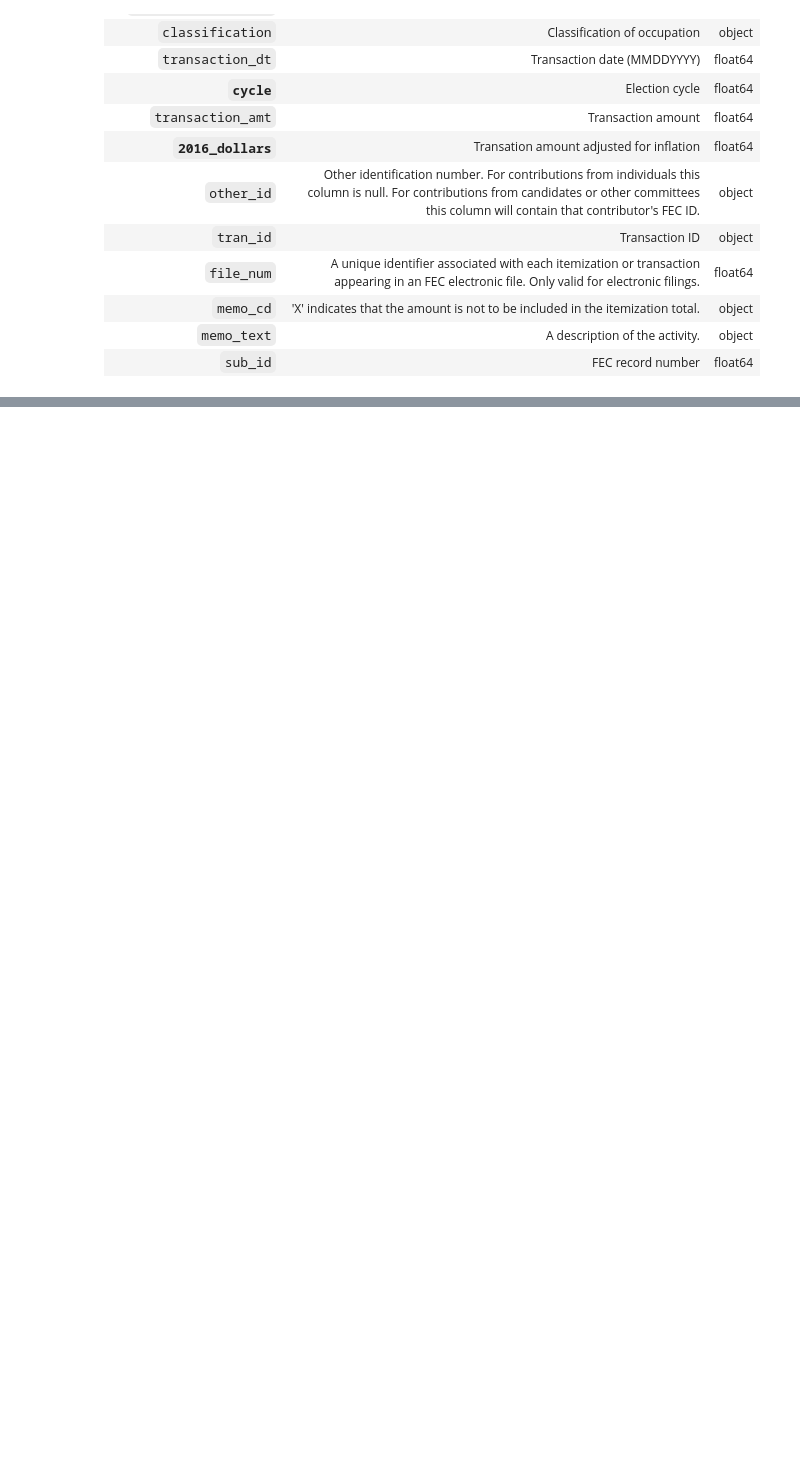
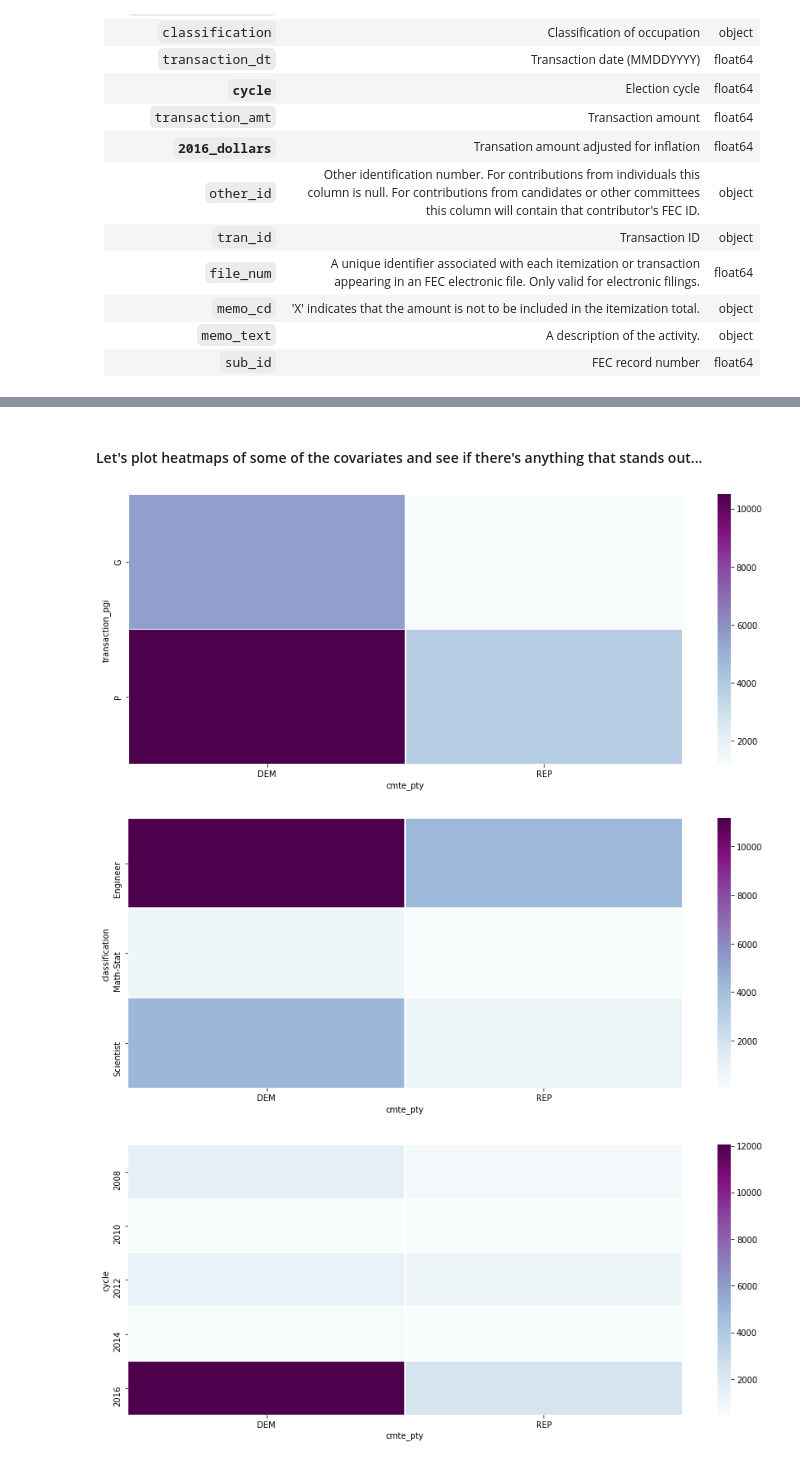
Before and after one commit to alyssapacleb/DataAnalytics, a Jupyter notebook: Finalntbk_MLPClf_Ryan.ipynb, the cells around one changed output, grey strips where cells are left out. Drawn from its saved outputs; the diff is of its cells as text; code cells hidden in the pictures; blank space fills up the shorter version.

```diff
--- a/Finalntbk_MLPClf_Ryan.ipynb
+++ b/Finalntbk_MLPClf_Ryan.ipynb
@@ -536,0 +61,6 @@ Out[29].mean()
+# %%
+# importlib will reload the file 'read.py' in case you edit it outside this interpreter
+import importlib
+importlib.reload(read)
+# gets data with some preprocessing applied, see read.py. Keep 1 column to demo some feature engineering.
+copy = read.read_data(keep=['cleanedoccupation'])
@@ -536,0 +79,37 @@ Out[29].mean()
+# %%
+# utility for heatmap
+import seaborn as sns
+from itertools import combinations
+# we will look at heatmaps for every 2 attributes, except those with too many values
+def hmap(data, length=15, width=6, fixed_feature=None):
+    copy = data
+    if fixed_feature:
+        for f2 in [f for f in copy.columns if f != fixed_feature]:
+            f1 = fixed_feature
+            fig, ax = plt.subplots(figsize=(length, width))
+            rows, cols = f2, f1
+            data = copy.groupby([f1, f2]).size().reset_index(name='counts')
+            pt = data.pivot(index=rows, columns=cols, values='counts').fillna(0)
+            sns.heatmap(pt, annot=False, linewidths=.5, ax=ax, cmap='BuPu',fmt='g')
+        return
+    for f1, f2 in combinations(copy.columns, 2):
+        l1, l2 = len(copy[f1].unique()), len(copy[f2].unique())
+        if l1 < 2 or l2 < 2: continue
+        if l1 * l2 > 500 or l1 * l2 < 4: continue
+        # fig, ax = plt.subplots(figsize=(max(l1, l2), min(l1, l2)))
+        fig, ax = plt.subplots(figsize=(length, width))
+        rows, cols = f2, f1
+        if l1 > l2:
+            rows, cols = f1, f2
+        # reset_index flattens a hierarchical index
+        data = copy.groupby([f1, f2]).size().reset_index(name='counts')
+        pt = data.pivot(index=rows, columns=cols, values='counts').fillna(0)
+        sns.heatmap(pt, annot=False, linewidths=.5, ax=ax, cmap='BuPu',fmt='g')
+# %% [markdown]
+#### Let's plot heatmaps of some of the covariates and see if there's anything that stands out...
+# %%
+hmap(copy)
+# %% [output]
+[figure, added]
+[figure, added]
+[figure, added]
```
Also changed, not shown: parts of 78 cells of this notebook, 2 other files.
